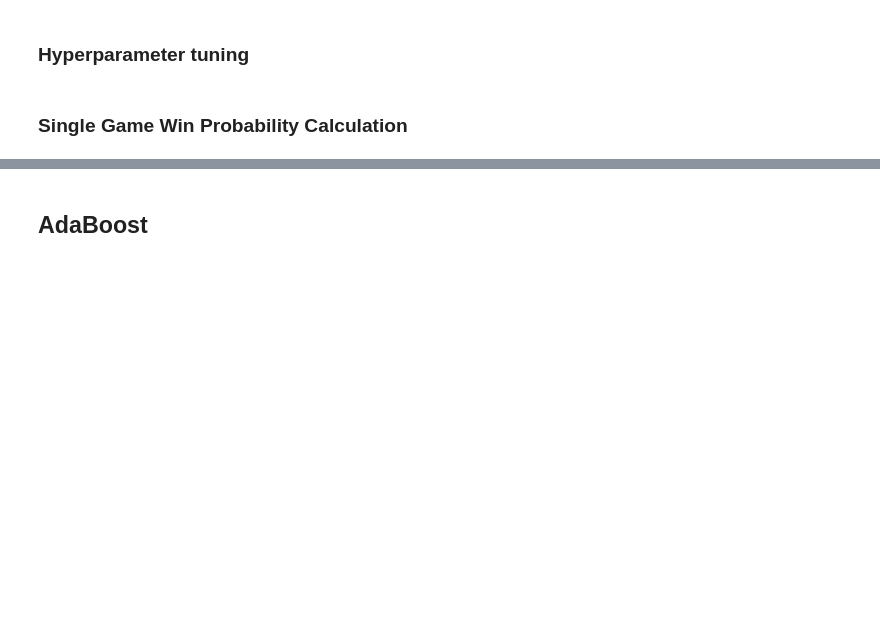
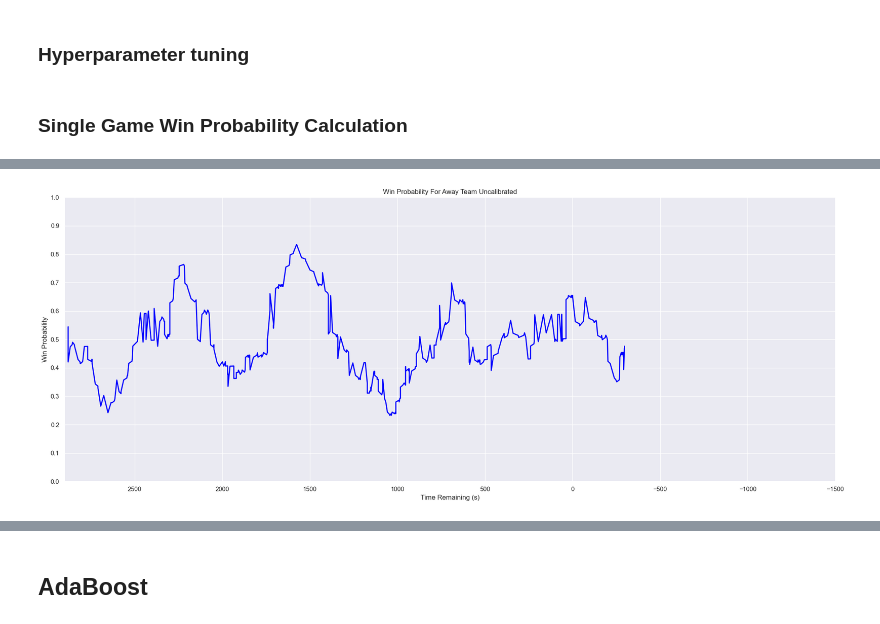
Before and after one commit to Sebastian-Sole/nba-win-probability-model, a Jupyter notebook: notebook.ipynb, the cells around one changed output, grey strips where cells are left out. Cells and saved outputs as stored; diff of their text form; code cells hidden in the pictures; blank space fills up the shorter version.

Commit message:
fix: graphing OT games and times tied

```diff
--- a/notebook.ipynb
+++ b/notebook.ipynb
@@ -163,6 +163,9 @@ def extract_periods(df):
             combined_data['target'] = target
             combined_data['home_win_pct'] = home_win_pct
             combined_data['away_win_pct'] = away_win_pct
+            # If times_tied doesn't exist, fill it with 0
+            if 'times_tied' not in combined_data.columns:
+                combined_data['times_tied'] = 0
 
             # Append to the extracted_data DataFrame
             extracted_data = pd.concat([extracted_data, combined_data], ignore_index=True)
@@ -569,3 +572,88 @@ plt.show()
 # print('Best C:', best_model.best_estimator_.get_params()['C'])
 # %% [markdown]
 ### Single Game Win Probability Calculation
+# %%
+# Get data from a json file, preprocess it and use the trained model to predict probabilities for each event
+
+def predict_probabilities(df):
+    df_processed = process_data(df)
+
+    period_data = extract_periods(df_processed)
+
+
+    event_data = extract_events(period_data)
+    event_data.dropna(inplace=True)
+    return event_data
+
+# Open the file
+with open("data/clehou181223.json", "r") as f:
+    data = json.load(f)
+
+df = pd.DataFrame(data)
+
+# Get the probabilities for each event
+event_data = predict_probabilities(df)
+
+# Adjust this based on the length of one overtime period in seconds
+overtime_length = 5 * 60
+
+# Function to calculate time remaining including overtime
+def calc_time_remaining(row):
+    if row['quarter_number'] <= 4:
+        return row['game_time_remaining']
+    elif row['quarter_number'] > 4:
+        # Adjust for overtime: add the duration of each overtime period that has passed
+        overtime_periods = row['quarter_number'] - 4
+        return row['game_time_remaining'] -  0.10416666666666667 * overtime_periods
+    else:
+        pass
+
+# Apply this function to each row
+event_data['adjusted_time_remaining'] = event_data.apply(calc_time_remaining, axis=1)
+
+
+# period_data.head()
+
+X = event_data.drop(['target', "adjusted_time_remaining"], axis=1)  # Features
+y = event_data['target']            # Target variable
+win_probabilities = model.predict_proba(X)
+
+win_probabilities = win_probabilities[:, 0]  # Adjust based on your class of interest
+
+# Print the quarter numbers of the events
+print(event_data['quarter_number'])
+
+# # Plot the win probabilities where x is the seconds remaining in the game and y is the win probability for the home team
+import matplotlib.pyplot as plt
+import seaborn as sns
+sns.set()
+
+plt.figure(figsize=(20, 8))
+# y axis is between 0 and 1, and shows it in increments of 0.1
+plt.yticks(np.arange(0, 1.1, 0.1))
+plt.ylim(0, 1)
+# x axis is between 0 and 2880
+
+max_quarter_number = 4 - event_data['quarter_number'].max()
+
+plt.plot(event_data['adjusted_time_remaining'] * 2880, win_probabilities, color='blue', linewidth=2)
+
+plt.title('Win Probability For Away Team Uncalibrated')
+plt.xlabel('Time Remaining (s)')
+plt.ylabel('Win Probability')
+plt.gca().invert_xaxis()  # Reverse the x-axis
+plt.xlim(2900, -300 * max_quarter_number)
+plt.tight_layout()
+plt.show()
+
+# Calculate the differences between consecutive win probabilities
+diffs = np.diff(win_probabilities)
+
+# Find the index of the largest jump
+largest_jump_index = np.argmax(diffs)
+
+# Get the event that caused the largest jump
+event = event_data.iloc[largest_jump_index]
+
+print(event)
+# %% [output]
@@ -571,0 +683 @@ plt.show()
+[figure, added]
```
Also changed, not shown: parts of 3 cells of this notebook.
